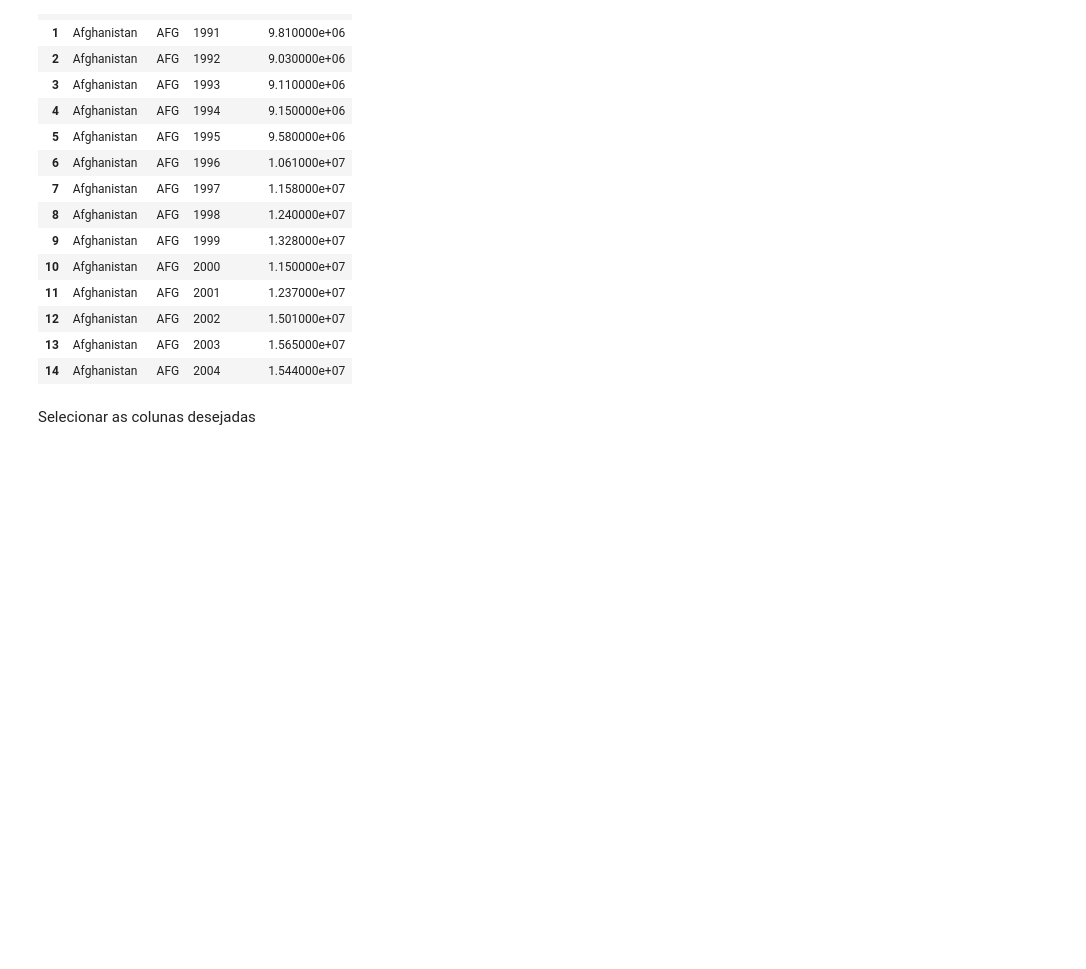
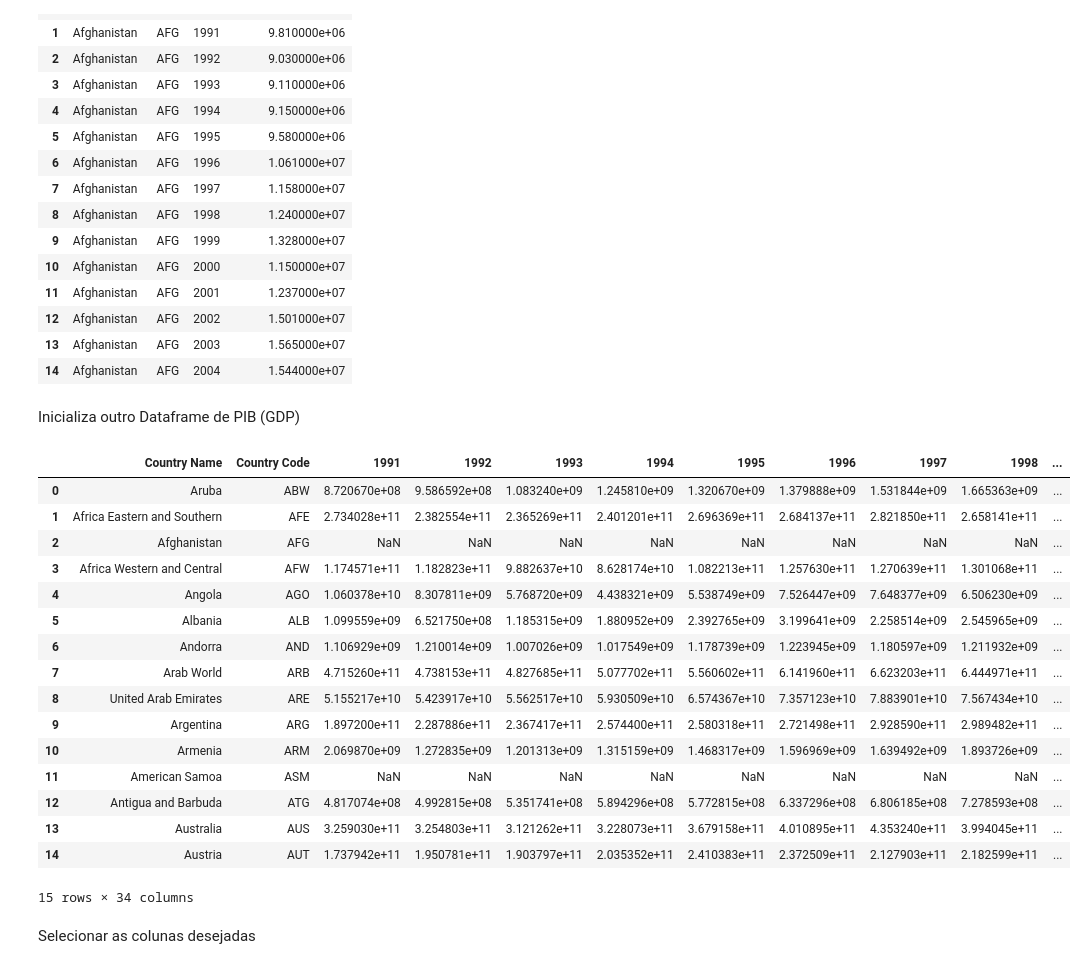
Before and after one commit to thiagorbernardo/UTFPR-Data-Science-CSB55, a Jupyter notebook: 02 - Analise exploratoria/AnaliseExploratoria-GasEmissions.ipynb, the cells around one changed output. Drawn from its saved outputs; the diff is of its cells as text; code cells hidden in the pictures; blank space fills up the shorter version.

```diff
--- a/02 - Analise exploratoria/AnaliseExploratoria-GasEmissions.ipynb
+++ b/02 - Analise exploratoria/AnaliseExploratoria-GasEmissions.ipynb
@@ -28,6 +28,32 @@ df.head(n=15)
 | 12 | Afghanistan | AFG | 2002 | 1.501000e+07 |
 | 13 | Afghanistan | AFG | 2003 | 1.565000e+07 |
 | 14 | Afghanistan | AFG | 2004 | 1.544000e+07 |
+# %% [markdown]
+Inicializa outro Dataframe de PIB (GDP)
+# %%
+df_gdp = pd.read_csv('../data/GDP/GDP_Countries.csv', sep = ',')
+
+df_gdp = df_gdp.drop(['Indicator Name', 'Indicator Code', '1960', '1961', '1962', '1963', '1964', '1965', '1966', '1967', '1968', '1969', '1970', '1971', '1972', '1973', '1974', '1975', '1976', '1977', '1978', '1979', '1980', '1981', '1982', '1983', '1984', '1985', '1986', '1987', '1988', '1989', '1990'], axis=1)
+
+df_gdp.head(n=15)
+# %% [output]
+|  | Country Name | Country Code | 1991 | 1992 | 1993 | 1994 | 1995 | 1996 | 1997 | 1998 | ... |
+| 0 | Aruba | ABW | 8.720670e+08 | 9.586592e+08 | 1.083240e+09 | 1.245810e+09 | 1.320670e+09 | 1.379888e+09 | 1.531844e+09 | 1.665363e+09 | ... |
+| 1 | Africa Eastern and Southern | AFE | 2.734028e+11 | 2.382554e+11 | 2.365269e+11 | 2.401201e+11 | 2.696369e+11 | 2.684137e+11 | 2.821850e+11 | 2.658141e+11 | ... |
+| 2 | Afghanistan | AFG | NaN | NaN | NaN | NaN | NaN | NaN | NaN | NaN | ... |
+| 3 | Africa Western and Central | AFW | 1.174571e+11 | 1.182823e+11 | 9.882637e+10 | 8.628174e+10 | 1.082213e+11 | 1.257630e+11 | 1.270639e+11 | 1.301068e+11 | ... |
+| 4 | Angola | AGO | 1.060378e+10 | 8.307811e+09 | 5.768720e+09 | 4.438321e+09 | 5.538749e+09 | 7.526447e+09 | 7.648377e+09 | 6.506230e+09 | ... |
+| 5 | Albania | ALB | 1.099559e+09 | 6.521750e+08 | 1.185315e+09 | 1.880952e+09 | 2.392765e+09 | 3.199641e+09 | 2.258514e+09 | 2.545965e+09 | ... |
+| 6 | Andorra | AND | 1.106929e+09 | 1.210014e+09 | 1.007026e+09 | 1.017549e+09 | 1.178739e+09 | 1.223945e+09 | 1.180597e+09 | 1.211932e+09 | ... |
+| 7 | Arab World | ARB | 4.715260e+11 | 4.738153e+11 | 4.827685e+11 | 5.077702e+11 | 5.560602e+11 | 6.141960e+11 | 6.623203e+11 | 6.444971e+11 | ... |
+| 8 | United Arab Emirates | ARE | 5.155217e+10 | 5.423917e+10 | 5.562517e+10 | 5.930509e+10 | 6.574367e+10 | 7.357123e+10 | 7.883901e+10 | 7.567434e+10 | ... |
+| 9 | Argentina | ARG | 1.897200e+11 | 2.287886e+11 | 2.367417e+11 | 2.574400e+11 | 2.580318e+11 | 2.721498e+11 | 2.928590e+11 | 2.989482e+11 | ... |
+| 10 | Armenia | ARM | 2.069870e+09 | 1.272835e+09 | 1.201313e+09 | 1.315159e+09 | 1.468317e+09 | 1.596969e+09 | 1.639492e+09 | 1.893726e+09 | ... |
+| 11 | American Samoa | ASM | NaN | NaN | NaN | NaN | NaN | NaN | NaN | NaN | ... |
+| 12 | Antigua and Barbuda | ATG | 4.817074e+08 | 4.992815e+08 | 5.351741e+08 | 5.894296e+08 | 5.772815e+08 | 6.337296e+08 | 6.806185e+08 | 7.278593e+08 | ... |
+| 13 | Australia | AUS | 3.259030e+11 | 3.254803e+11 | 3.121262e+11 | 3.228073e+11 | 3.679158e+11 | 4.010895e+11 | 4.353240e+11 | 3.994045e+11 | ... |
+| 14 | Austria | AUT | 1.737942e+11 | 1.950781e+11 | 1.903797e+11 | 2.035352e+11 | 2.410383e+11 | 2.372509e+11 | 2.127903e+11 | 2.182599e+11 | ... |
+15 rows × 34 columns
 # %% [markdown]
 Selecionar as colunas desejadas
 # %%
```
Also changed, not shown: parts of 24 cells of this notebook, 2 other files.
